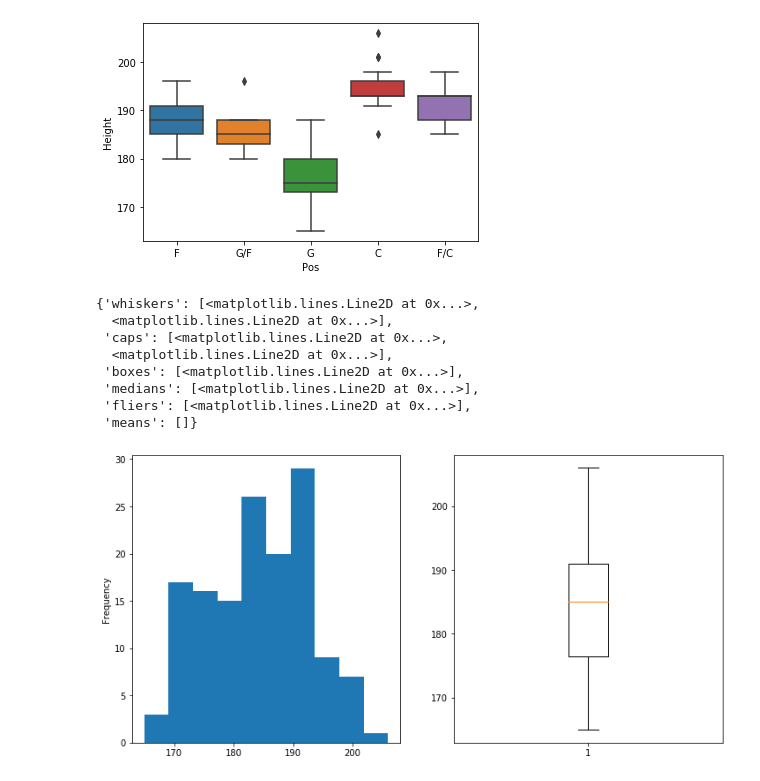
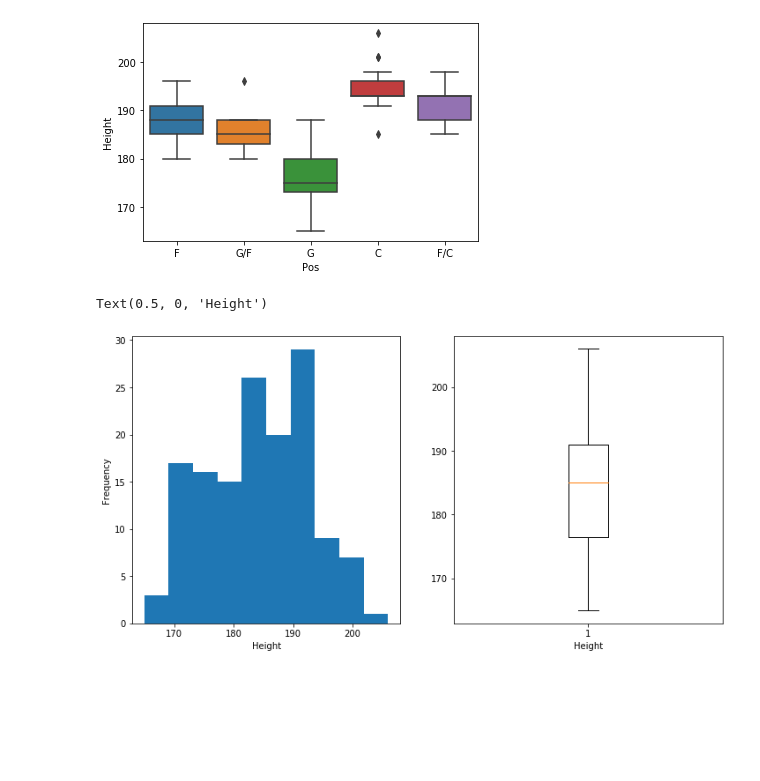
Before and after one commit to dnlsyfq/py_statistics, a Jupyter notebook: StatisticsChap4.ipynb, the cells around one changed output. Saved outputs shown, nothing was run; the diff lists cells and outputs as text; code cells hidden in the pictures; blank space fills up the shorter version.

```diff
--- a/StatisticsChap4.ipynb
+++ b/StatisticsChap4.ipynb
@@ -147,16 +147,11 @@ sns.boxplot(x='Pos',y='Height',data=df)
 # %%
 plt.figure(figsize=(12,6))
 plt.subplot(1,2,1)
 df['Height'].plot.hist()
+plt.xlabel('Height')
 plt.subplot(1,2,2)
 plt.boxplot(df['Height'])
+plt.xlabel('Height')
 # %% [output]
-{'whiskers': [<matplotlib.lines.Line2D at 0x...>,
-  <matplotlib.lines.Line2D at 0x...>],
- 'caps': [<matplotlib.lines.Line2D at 0x...>,
-  <matplotlib.lines.Line2D at 0x...>],
- 'boxes': [<matplotlib.lines.Line2D at 0x...>],
- 'medians': [<matplotlib.lines.Line2D at 0x...>],
- 'fliers': [<matplotlib.lines.Line2D at 0x...>],
- 'means': []}
+Text(0.5, 0, 'Height')
-[figure, old version]
+[figure, new version]
```
Also changed, not shown: parts of 2 cells of this notebook.
